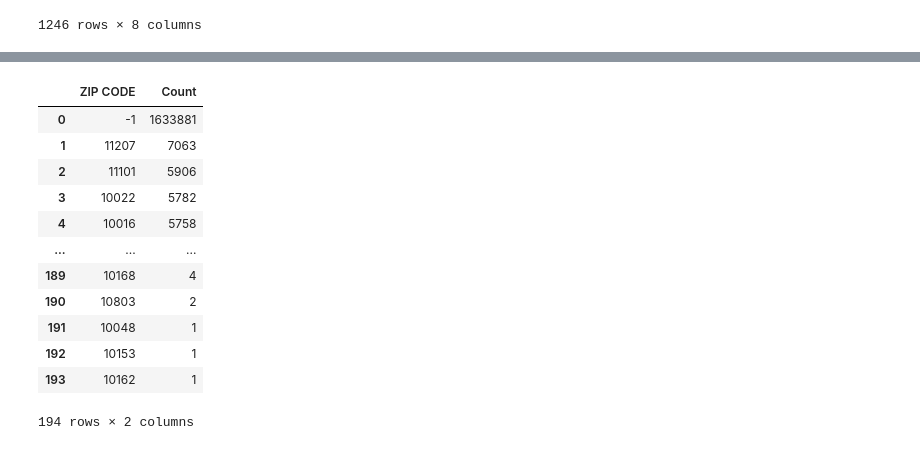
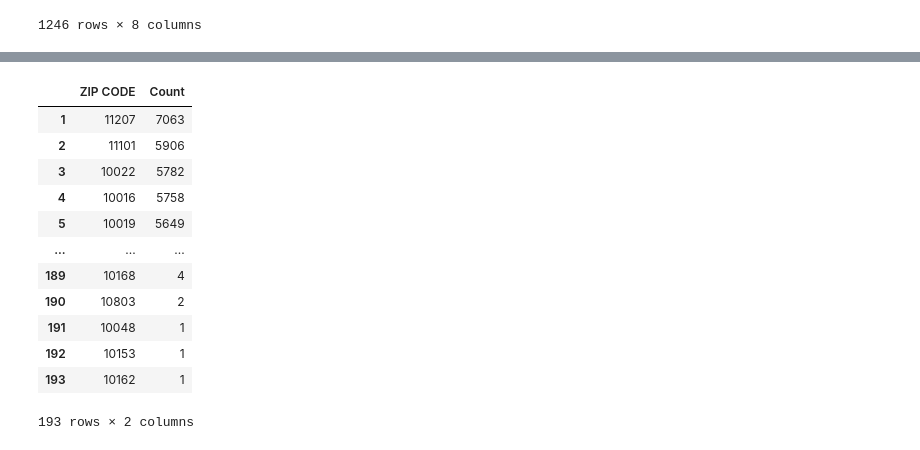
Before and after one commit to claytonstewart40/NYC-Vehicle-Collisions-Project-1, a Jupyter notebook: Q1/Question_1_code.ipynb, the cells around one changed output, grey strips where cells are left out. Drawn from its saved outputs; the diff is of its cells as text; code cells hidden in the pictures.

```diff
--- a/Q1/Question_1_code.ipynb
+++ b/Q1/Question_1_code.ipynb
@@ -316,18 +276,19 @@ Name: count, dtype: int64
 # %%
 ZipCode_Count = Location_df['ZIP CODE'].value_counts()
 ZipCode_Count_df = pd.DataFrame({'ZIP CODE': ZipCode_Count.index, 'Count': ZipCode_Count.values})
-ZipCode_Count_df
+ZipCode_Countskip1_df = ZipCode_Count_df.iloc[1:]
+ZipCode_Countskip1_df
 # %% [output]
 |  | ZIP CODE | Count |
-| 0 | -1 | 1633881 |
 | 1 | 11207 | 7063 |
 | 2 | 11101 | 5906 |
 | 3 | 10022 | 5782 |
 | 4 | 10016 | 5758 |
+| 5 | 10019 | 5649 |
 | ... | ... | ... |
 | 189 | 10168 | 4 |
 | 190 | 10803 | 2 |
 | 191 | 10048 | 1 |
 | 192 | 10153 | 1 |
 | 193 | 10162 | 1 |
-194 rows × 2 columns
+193 rows × 2 columns
```
Also changed, not shown: parts of 13 cells of this notebook.
